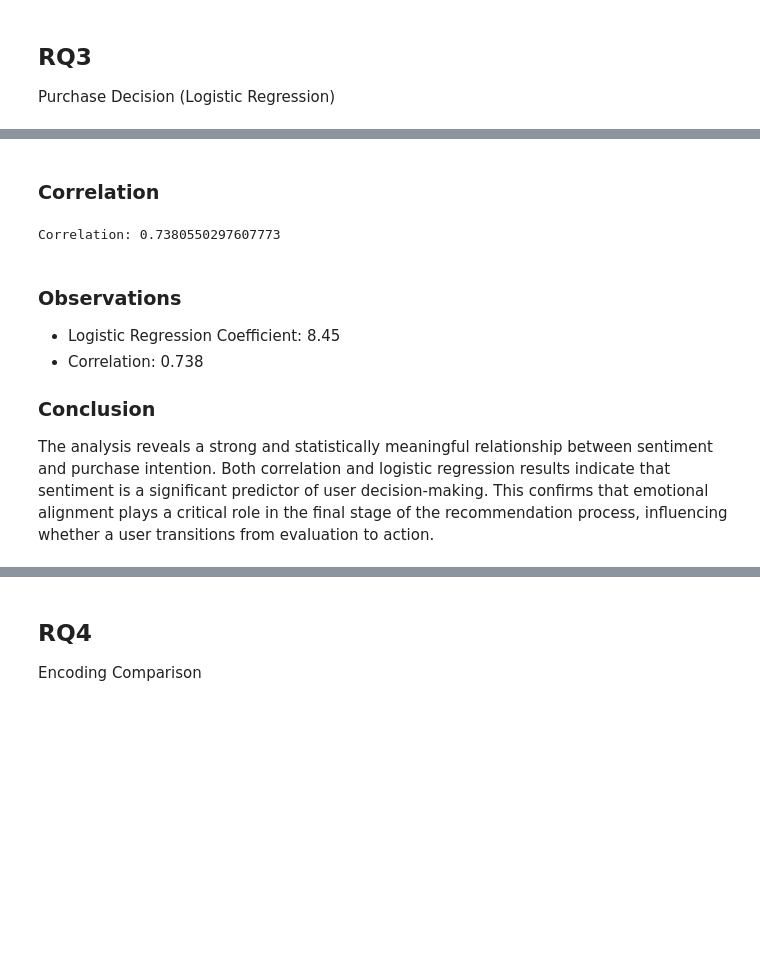
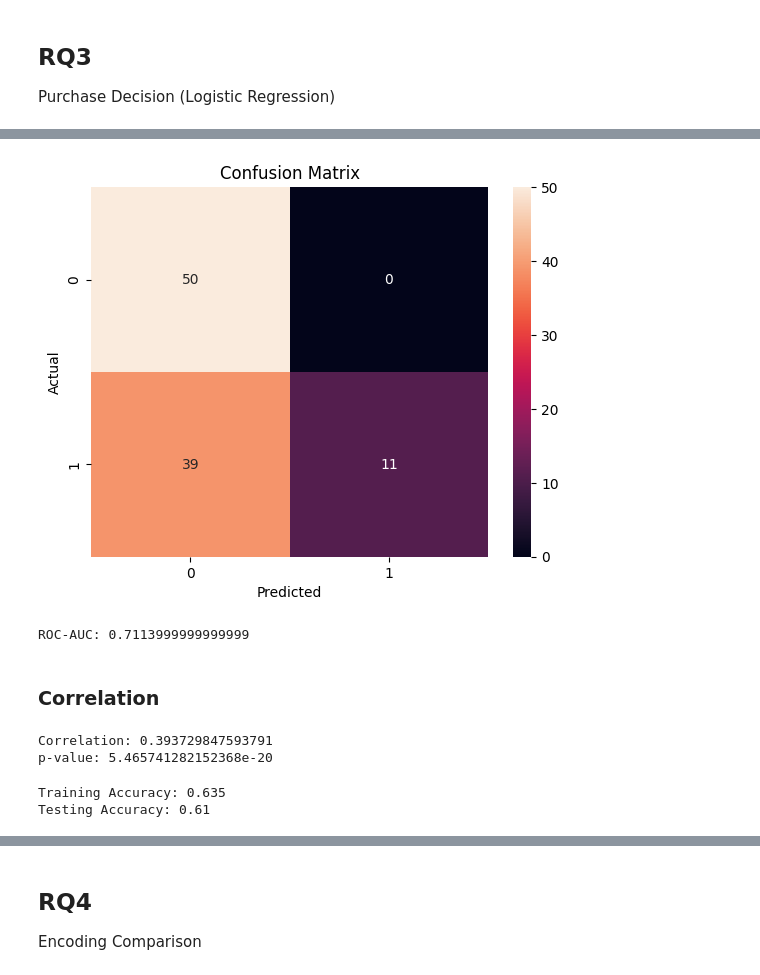
Before and after one commit to advika-aiml/emotion-aware-recommender-ecommerce, a Jupyter notebook: 03_research questions_&_evaluation.ipynb, the cells around one changed output, grey strips where cells are left out. Drawn from its saved outputs; the diff is of its cells as text; code cells hidden in the pictures; blank space fills up the shorter version.

Commit message:
Add files via upload
updated research analysis

```diff
--- a/03_research questions_&_evaluation.ipynb
+++ b/03_research questions_&_evaluation.ipynb
@@ -193,2 +534,0 @@ Purchase Decision (Logistic Regression)
-# %%
-df['purchase_intent'] = (df['sentiment_score'] > df['sentiment_score'].median()).astype(int)
@@ -206,0 +539,8 @@ Coefficient: [[8.44590321]]
+# %%
+# TRAIN/TEST SPLIT
+X_train, X_test, y_train, y_test = train_test_split(
+    X,
+    y,
+    test_size=0.20,
+    random_state=42,
+    stratify=y)
@@ -206,0 +549,3 @@ Coefficient: [[8.44590321]]
+# %%
+log_model = LogisticRegression()
+log_model.fit(X_train, y_train)
@@ -206,0 +554,4 @@ Coefficient: [[8.44590321]]
+# %%
+# PREDICTIONS
+predictions = log_model.predict(X_test)
+probabilities = log_model.predict_proba(X_test)[:,1]
@@ -207,14 +571,39 @@ Coefficient: [[8.44590321]]
+# %%
+# CONFUSION MATRIX
+cm = confusion_matrix(y_test, predictions)
+
+sns.heatmap(cm, annot=True, fmt='d')
+plt.title('Confusion Matrix')
+plt.xlabel('Predicted')
+plt.ylabel('Actual')
+plt.show()
+# %% [output]
+[figure, added]
+# %%
+# ROC-AUC
+roc_auc = roc_auc_score(y_test, probabilities)
+print('ROC-AUC:', roc_auc)
+# %% [output]
+ROC-AUC: 0.7113999999999999
 # %% [markdown]
 ### Correlation
 # %%
-corr = df['sentiment_score'].corr(df['purchase_intent'])
-print("Correlation:", corr)
+corr, p_value = pearsonr(
+    df['sentiment_score'],
+    df['purchase_intent'])
+
+print('Correlation:', corr)
+print('p-value:', p_value)
 # %% [output]
-Correlation: 0.7380550297607773
+Correlation: 0.393729847593791
+p-value: 5.465741282152368e-20
-# %% [markdown]
-### Observations
-* Logistic Regression Coefficient: 8.45
-* Correlation: 0.738
-
-### Conclusion
-The analysis reveals a strong and statistically meaningful relationship between sentiment and purchase intention. Both correlation and logistic regression results indicate that sentiment is a significant predictor of user decision-making. This confirms that emotional alignment plays a critical role in the final stage of the recommendation process, influencing whether a user transitions from evaluation to action.
+# %%
+# OVERFITTING CHECK
+train_score = log_model.score(X_train, y_train)
+test_score = log_model.score(X_test, y_test)
+
+print('Training Accuracy:', train_score)
+print('Testing Accuracy:', test_score)
+# %% [output]
+Training Accuracy: 0.635
+Testing Accuracy: 0.61
```
Also changed, not shown: parts of 47 cells of this notebook.
